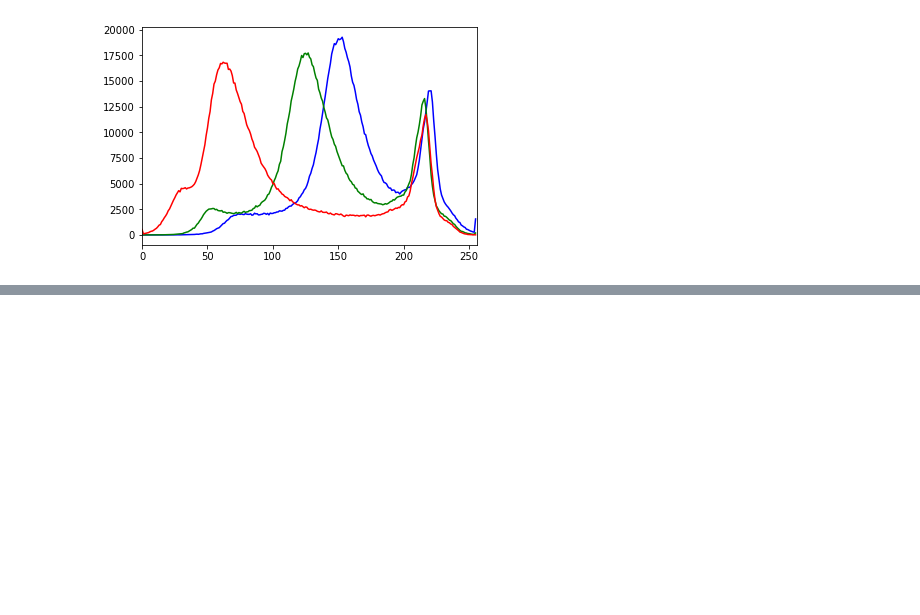
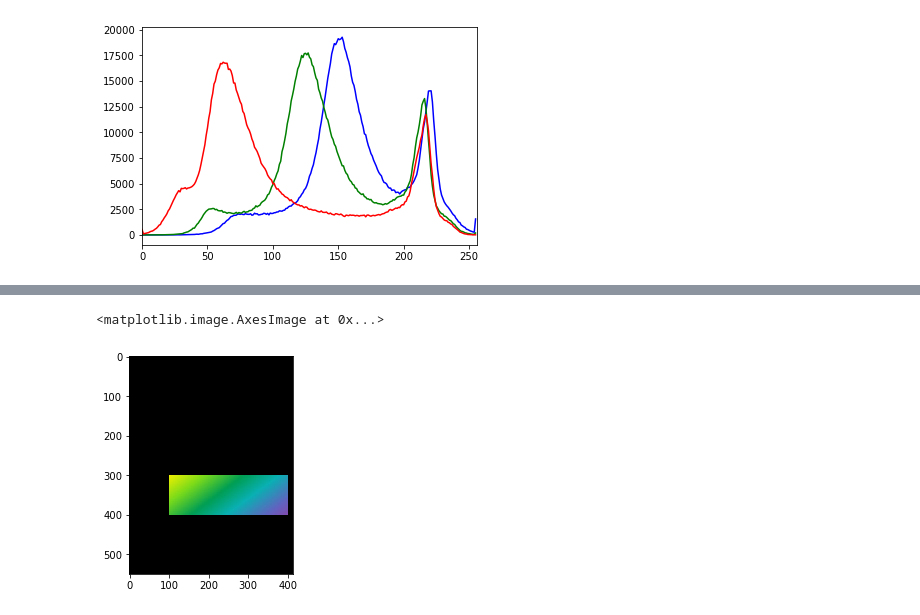
Before and after one commit to AntonioDehesa/Python-For-CV, a Jupyter notebook: Image Processing - Histogram.ipynb, the cells around one changed output, grey strips where cells are left out. Cells and saved outputs as stored; diff of their text form; code cells hidden in the pictures; blank space fills up the shorter version.

```diff
--- a/Image Processing - Histogram.ipynb
+++ b/Image Processing - Histogram.ipynb
@@ -52,0 +83,5 @@ for i,col in enumerate(color):
+# %%
+plt.imshow(show_masked_img)
+# %% [output]
+<matplotlib.image.AxesImage at 0x...>
+[figure, added]
```
Also changed, not shown: parts of 26 cells of this notebook.
